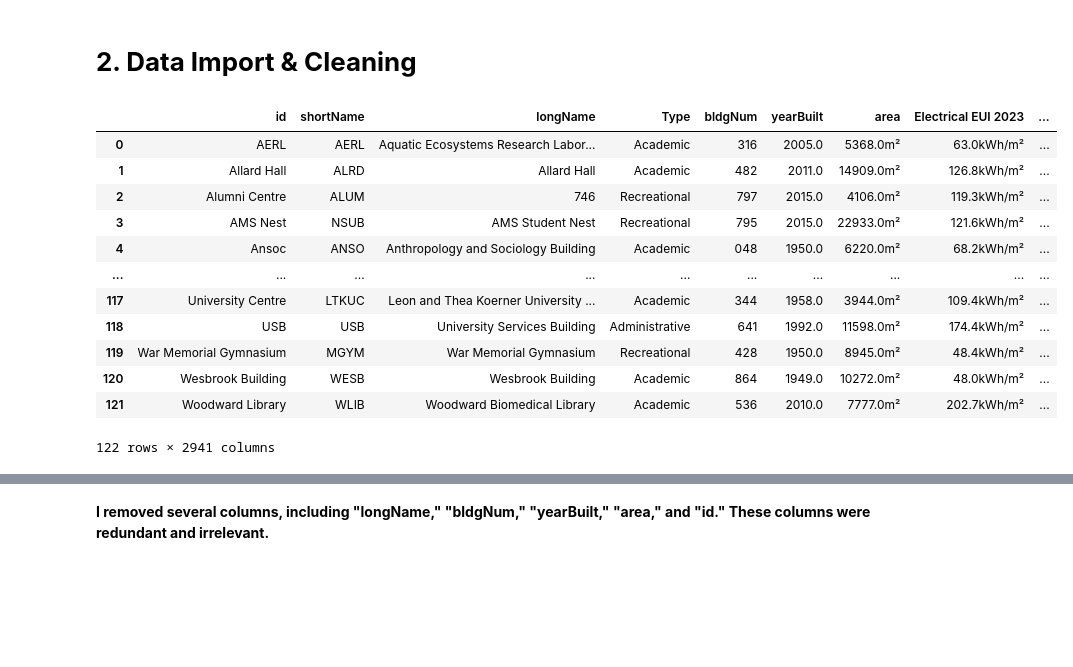
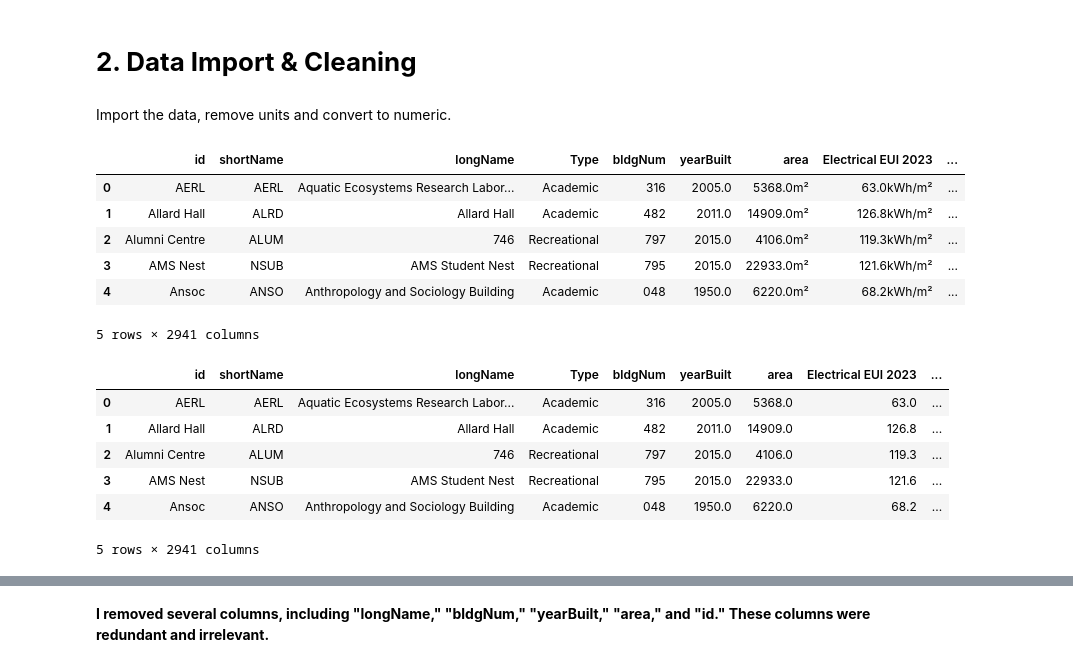
Before and after one commit to Speculatorrr/ECON323-Building-Energy-Analysis, a Jupyter notebook: Final_Project.ipynb, the cells around one changed output, grey strips where cells are left out. Saved outputs shown, nothing was run; the diff lists cells and outputs as text; code cells hidden in the pictures; blank space fills up the shorter version.

```diff
--- a/Final_Project.ipynb
+++ b/Final_Project.ipynb
@@ -34,23 +35,36 @@ import matplotlib.pyplot as plt
 import matplotlib
 import matplotlib.transforms as transforms
 %matplotlib inline
+# %% [markdown]
+Import the data, remove units and convert to numeric.
 # %%
 url = "https://raw.githubusercontent.com/Speculatorrr/ECON323_Project/refs/heads/main/ENERGY_DATA.csv"
 # %%
 df = pd.read_csv(url)
-df
+df.head()
 # %% [output]
 |  | id | shortName | longName | Type | bldgNum | yearBuilt | area | Electrical EUI 2023 | ... |
 | 0 | AERL | AERL | Aquatic Ecosystems Research Labor... | Academic | 316 | 2005.0 | 5368.0m² | 63.0kWh/m² | ... |
 | 1 | Allard Hall | ALRD | Allard Hall | Academic | 482 | 2011.0 | 14909.0m² | 126.8kWh/m² | ... |
 | 2 | Alumni Centre | ALUM | 746 | Recreational | 797 | 2015.0 | 4106.0m² | 119.3kWh/m² | ... |
 | 3 | AMS Nest | NSUB | AMS Student Nest | Recreational | 795 | 2015.0 | 22933.0m² | 121.6kWh/m² | ... |
 | 4 | Ansoc | ANSO | Anthropology and Sociology Building | Academic | 048 | 1950.0 | 6220.0m² | 68.2kWh/m² | ... |
-| ... | ... | ... | ... | ... | ... | ... | ... | ... | ... |
-| 117 | University Centre | LTKUC | Leon and Thea Koerner University ... | Academic | 344 | 1958.0 | 3944.0m² | 109.4kWh/m² | ... |
-| 118 | USB | USB | University Services Building | Administrative | 641 | 1992.0 | 11598.0m² | 174.4kWh/m² | ... |
-| 119 | War Memorial Gymnasium | MGYM | War Memorial Gymnasium | Recreational | 428 | 1950.0 | 8945.0m² | 48.4kWh/m² | ... |
-| 120 | Wesbrook Building | WESB | Wesbrook Building | Academic | 864 | 1949.0 | 10272.0m² | 48.0kWh/m² | ... |
-| 121 | Woodward Library | WLIB | Woodward Biomedical Library | Academic | 536 | 2010.0 | 7777.0m² | 202.7kWh/m² | ... |
-122 rows × 2941 columns
+5 rows × 2941 columns
+# %%
+
+for col in df.columns[6:]:
+    if df[col].dtype == 'object':
+        df[col] = df[col].str.replace(r"[^\d.]", "", regex=True)  #asked gpt how to take the units out
+        df[col] = pd.to_numeric(df[col], errors="coerce")
+
+
+df.head()
+# %% [output]
+|  | id | shortName | longName | Type | bldgNum | yearBuilt | area | Electrical EUI 2023 | ... |
+| 0 | AERL | AERL | Aquatic Ecosystems Research Labor... | Academic | 316 | 2005.0 | 5368.0 | 63.0 | ... |
+| 1 | Allard Hall | ALRD | Allard Hall | Academic | 482 | 2011.0 | 14909.0 | 126.8 | ... |
+| 2 | Alumni Centre | ALUM | 746 | Recreational | 797 | 2015.0 | 4106.0 | 119.3 | ... |
+| 3 | AMS Nest | NSUB | AMS Student Nest | Recreational | 795 | 2015.0 | 22933.0 | 121.6 | ... |
+| 4 | Ansoc | ANSO | Anthropology and Sociology Building | Academic | 048 | 1950.0 | 6220.0 | 68.2 | ... |
+5 rows × 2941 columns
 # %%
```
Also changed, not shown: parts of 23 cells of this notebook.
